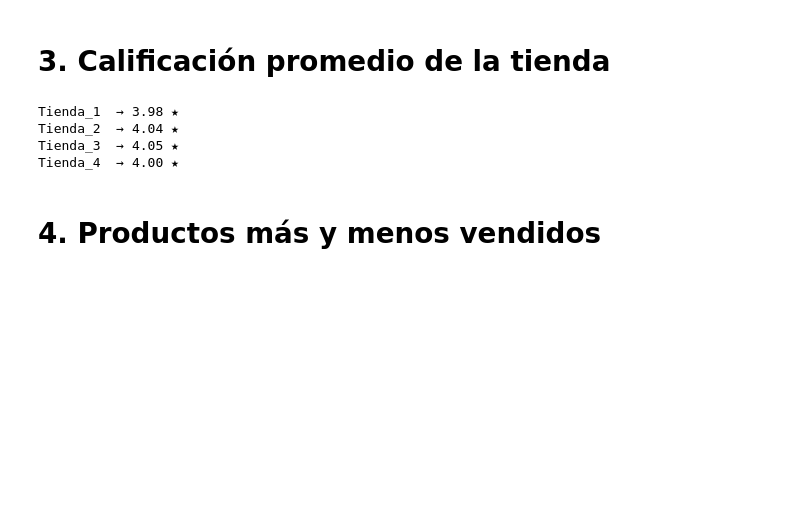
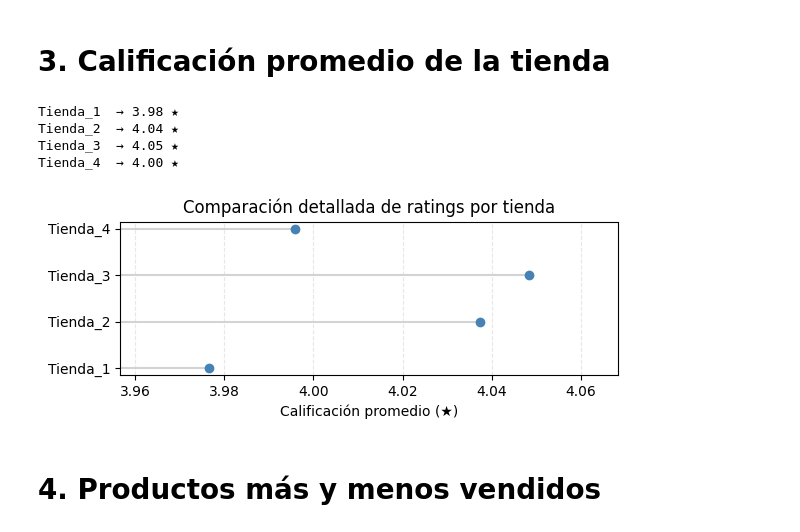
Before and after one commit to Sheila-Amaya/alura-store-datos, a Jupyter notebook: AluraStoreLatam.ipynb, the cells around one changed output. Saved outputs shown, nothing was run; the diff lists cells and outputs as text; code cells hidden in the pictures; blank space fills up the shorter version.

```diff
--- a/AluraStoreLatam.ipynb
+++ b/AluraStoreLatam.ipynb
@@ -105,6 +143,22 @@ Tienda_1  → 3.98 ★
 Tienda_2  → 4.04 ★
 Tienda_3  → 4.05 ★
 Tienda_4  → 4.00 ★
+# %%
+plt.figure(figsize=(6, 2.5))
+
+for y, (tienda, rating) in enumerate(zip(nombres, promedios)):
+    plt.hlines(y, xmin=min(promedios) - 0.02, xmax=rating, color="lightgray")
+
+plt.plot(promedios, nombres, "o", color="steelblue")
+
+plt.xlim(min(promedios) - 0.02, max(promedios) + 0.02)
+plt.xlabel("Calificación promedio (★)")
+plt.title("Comparación detallada de ratings por tienda")
+plt.grid(axis="x", linestyle="--", alpha=0.3)
+plt.tight_layout()
+plt.show()
+# %% [output]
+[figure, added]
 # %% [markdown]
 # 4. Productos más y menos vendidos
 # %%
```
Also changed, not shown: parts of 4 cells of this notebook.
